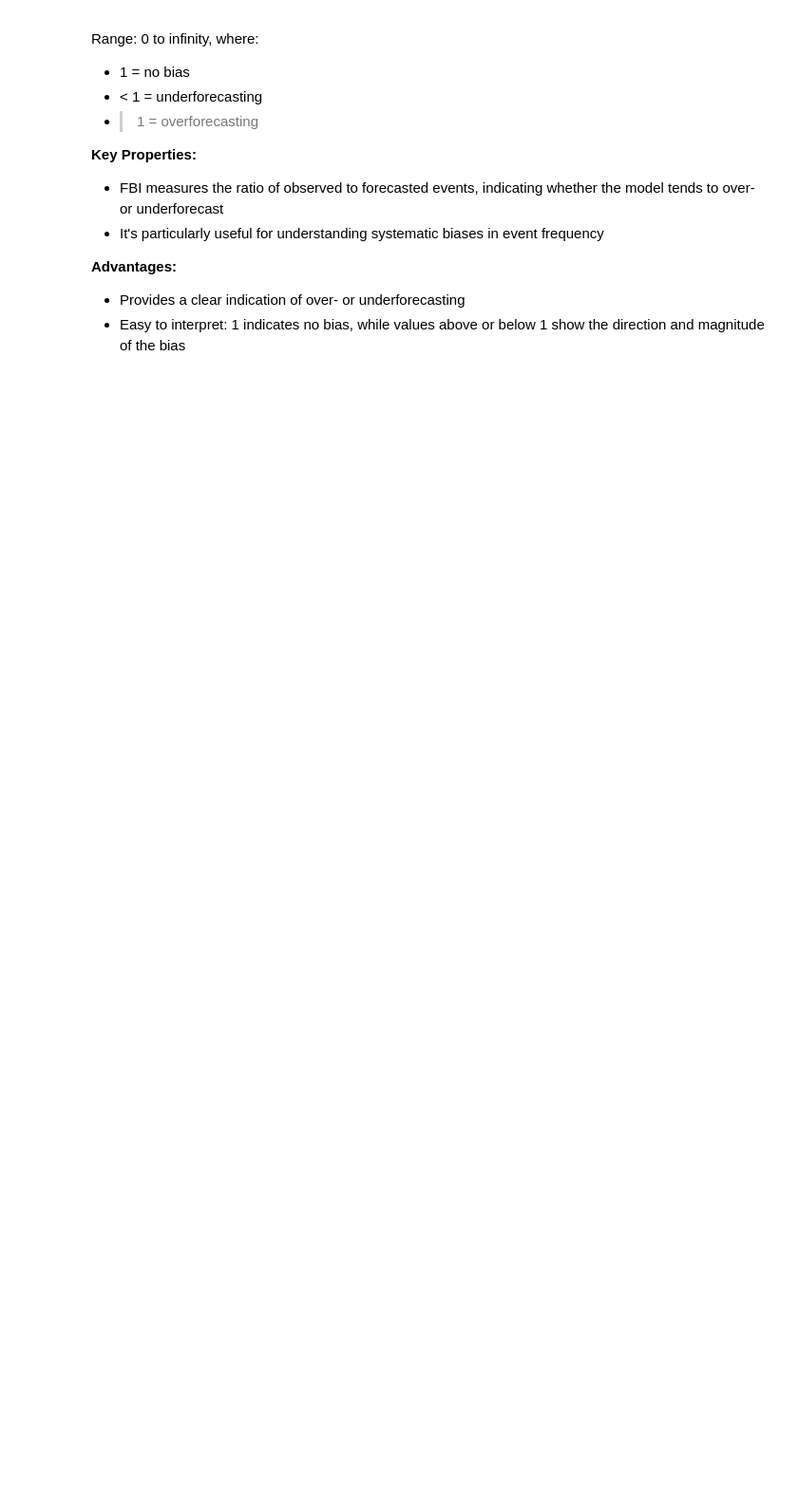
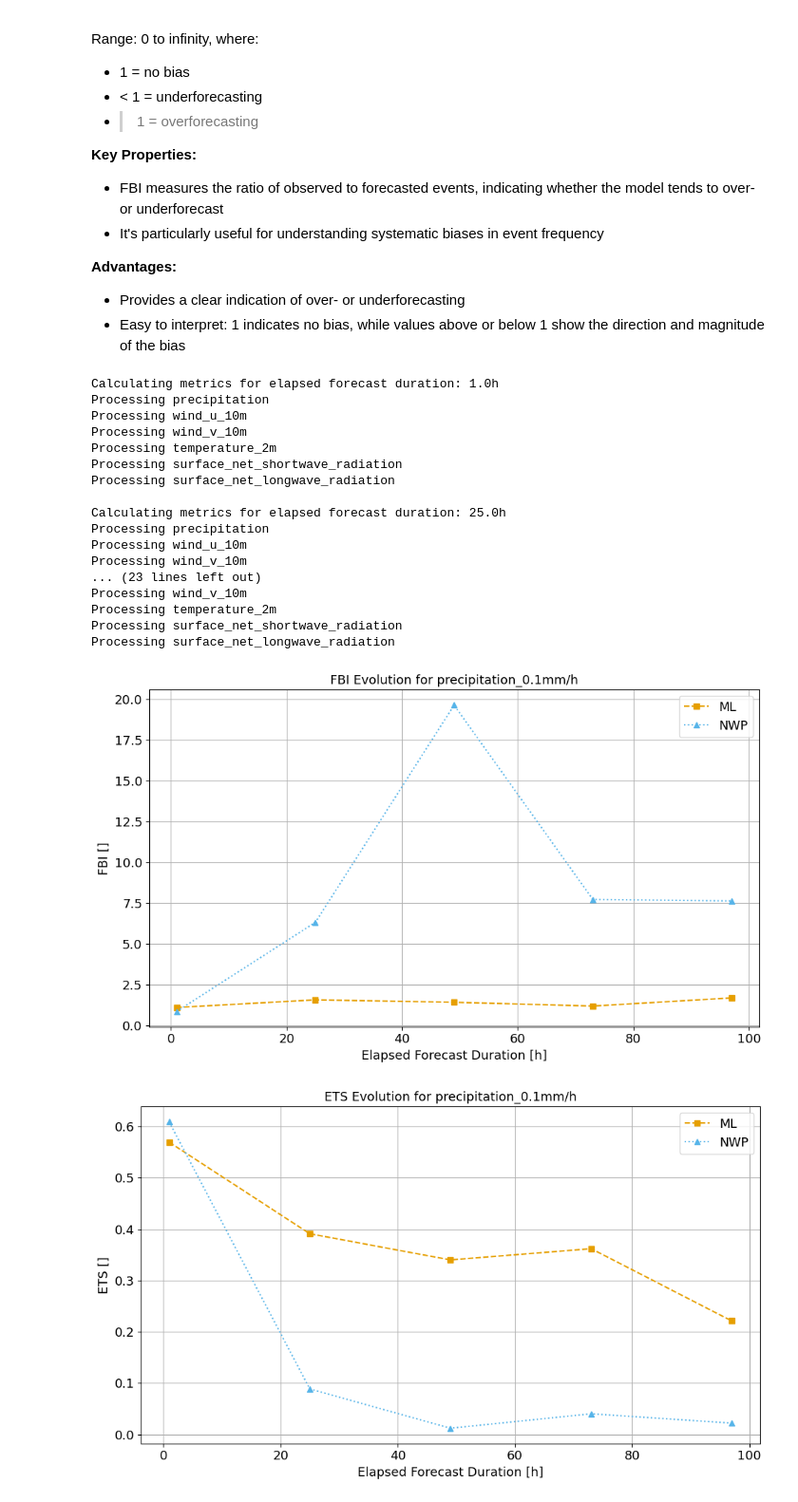
Before and after one commit to joeloskarsson/neural-lam-dev, a Jupyter notebook: docs/notebooks/verification_gridded_cosmo.ipynb, the cells around one changed output. Shown at 95% size. Drawn from its saved outputs; the diff is of its cells as text; code cells hidden in the pictures; blank space fills up the shorter version.

Commit message:
fixed all pdf plots, and aligned axes and font sizes

```diff
--- a/docs/notebooks/verification_gridded_cosmo.ipynb
+++ b/docs/notebooks/verification_gridded_cosmo.ipynb
@@ -2018,14 +2098,14 @@ with LocalCluster(
             prefix="forecast_metrics",
         )
 # %%
-efd = list(metrics_by_efd.keys())[-1]  # Select your EFD for display!
-display(metrics_by_efd[efd])
+for efd in list(metrics_by_efd.keys()):
+    display(metrics_by_efd[efd])
 # %%
 # Plot evolution of a specific metric over elapsed forecast duration
 elapsed_forecast_durations = list(metrics_by_efd.keys())
 metrics_to_compute = [
-    "MAE",
-    # "RMSE",
+    # "MAE",
+    "RMSE",
     # "MSE",
     # "Relative MAE",
     # "Relative RMSE",
@@ -2075,7 +2155,7 @@ for variable in VARIABLES_GROUND_TRUTH.values():
                     marker=LINE_STYLES["nwp"][1],
                 )
 
-            ax.set_xlabel("Elapsed Forecast Duration (hours)")
+            ax.set_xlabel("Elapsed Forecast Duration [h]")
             ax.set_ylabel(f"{metric} [{VARIABLE_UNITS[variable]}]")
             ax.set_title(f"{metric} Evolution for {variable}")
             ax.grid(True, alpha=0.3)
@@ -2318,7 +2398,7 @@ def plot_metrics_evolution(
             print(f"No valid data to plot for {var_name} - {metric_name}")
             return
 
-        plt.figure(figsize=(10, 6))
+        fig, ax = plt.subplots(figsize=(10, 6), dpi=DPI)
         elapsed_forecast_durations_hours = [
             efd / np.timedelta64(1, "h") for efd in valid_times
         ]
@@ -2348,10 +2428,11 @@ def plot_metrics_evolution(
                 continue
 
         if ml_values:
-            plt.plot(
+            ax.plot(
                 elapsed_forecast_durations_hours,
                 ml_values,
                 label="ML",
+                color=COLORS["ml"],
                 linestyle=LINE_STYLES["ml"][0],
                 marker=LINE_STYLES["ml"][1],
             )
@@ -2360,27 +2441,27 @@ def plot_metrics_evolution(
         if nwp_values and len(nwp_values) == len(
             elapsed_forecast_durations_hours
         ):
-            plt.plot(
+            ax.plot(
                 elapsed_forecast_durations_hours,
                 nwp_values,
                 label="NWP",
+                color=COLORS["nwp"],
                 linestyle=LINE_STYLES["nwp"][0],
                 marker=LINE_STYLES["nwp"][1],
             )
 
-        plt.xlabel("Elapsed Forecast Duration (hours)")
-        plt.ylabel(f"{metric_name} [{VARIABLE_UNITS.get(var_name, '')}]")
-        plt.title(f"{metric_name} Evolution for {var_name}")
-        plt.grid(True)
-        plt.legend()
+        ax.set_xlabel("Elapsed Forecast Duration [h]")
+        ax.set_ylabel(f"{metric_name} [{VARIABLE_UNITS.get(var_name, '')}]")
+        ax.set_title(f"{metric_name} Evolution for {var_name}")
+        ax.grid(True)
+        ax.legend()
         plt.tight_layout()
         plt.show()
-        save_plot(plt, f"{var_name}_{metric_name}")
+        save_plot(fig, f"{metric_name}_{var_name}_evolution")
         plt.close()
 
     except Exception as e:
         print(f"Error plotting {var_name} - {metric_name}: {str(e)}")
-        plt.close()
 
 
 # Calculate metrics with error handling
@@ -2391,45 +2472,65 @@ try:
         memory_limit="16GB",
     ) as cluster:
         with Client(cluster) as client:
-            metrics_by_efd = calculate_meteoswiss_metrics_over_efds(
+            metrics_by_efd_special = calculate_meteoswiss_metrics_over_efds(
                 ds_gt, ds_ml, ds_nwp, ds_ml.elapsed_forecast_duration.values
             )
-            df_combined = pd.DataFrame(metrics_by_efd)
+            df_combined_special = pd.DataFrame(metrics_by_efd_special)
             export_table(
-                df_combined,
+                df_combined_special,
                 "forecast_metrics",
                 "Forecast metrics ala MeteoSwiss",
             )
 
             elapsed_forecast_durations = ds_ml.elapsed_forecast_duration.values
 
             # Plot metrics for available variables
-            if metrics_by_efd and elapsed_forecast_durations.size > 0:
+            if metrics_by_efd_special and elapsed_forecast_durations.size > 0:
                 for var in list(
-                    metrics_by_efd[elapsed_forecast_durations[0]].keys()
+                    metrics_by_efd_special[elapsed_forecast_durations[0]].keys()
                 ):
                     try:
-                        metrics = metrics_by_efd[elapsed_forecast_durations[0]][
-                            var
-                        ].keys()
+                        metrics = metrics_by_efd_special[
+                            elapsed_forecast_durations[0]
+                        ][var].keys()
                         for metric in [
                             m.split("_")[0]
                             for m in metrics
                             if m.endswith("_ML")
                         ]:
                             plot_metrics_evolution(
-                                metrics_by_efd,
+                                metrics_by_efd_special,
                                 elapsed_forecast_durations,
                                 var,
                                 metric,
                             )
                     except Exception as e:
                         print(
                             f"Error processing plots for variable {var}: {str(e)}"
                         )
                         continue
             else:
                 print("No metrics data available for plotting")
 
 except Exception as e:
     print(f"Error in main execution: {str(e)}")
+# %% [output]
+Calculating metrics for elapsed forecast duration: 1.0h
+Processing precipitation
+Processing wind_u_10m
+Processing wind_v_10m
+Processing temperature_2m
+Processing surface_net_shortwave_radiation
+Processing surface_net_longwave_radiation
+
+Calculating metrics for elapsed forecast duration: 25.0h
+Processing precipitation
+Processing wind_u_10m
+Processing wind_v_10m
+... (23 lines left out)
+Processing wind_v_10m
+Processing temperature_2m
+Processing surface_net_shortwave_radiation
+Processing surface_net_longwave_radiation
+[figure, added]
+[figure, added]
```
Also changed, not shown: parts of 11 cells of this notebook, 1 other file.
